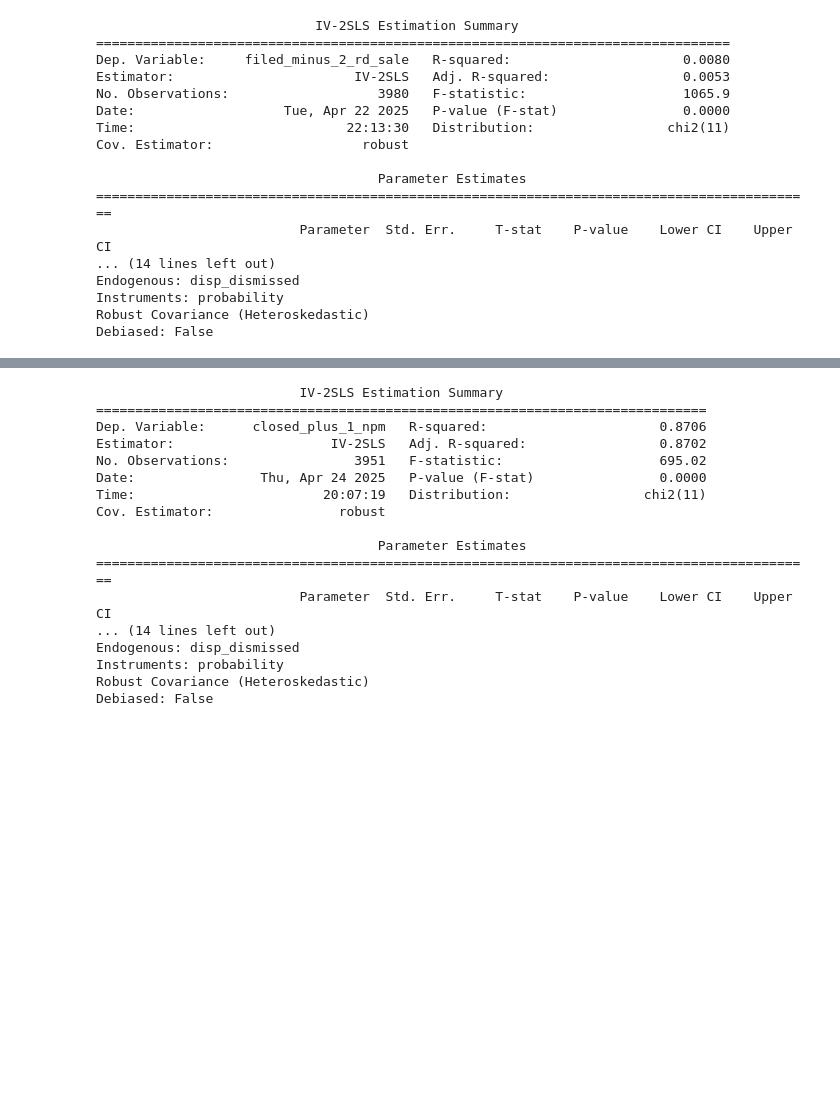
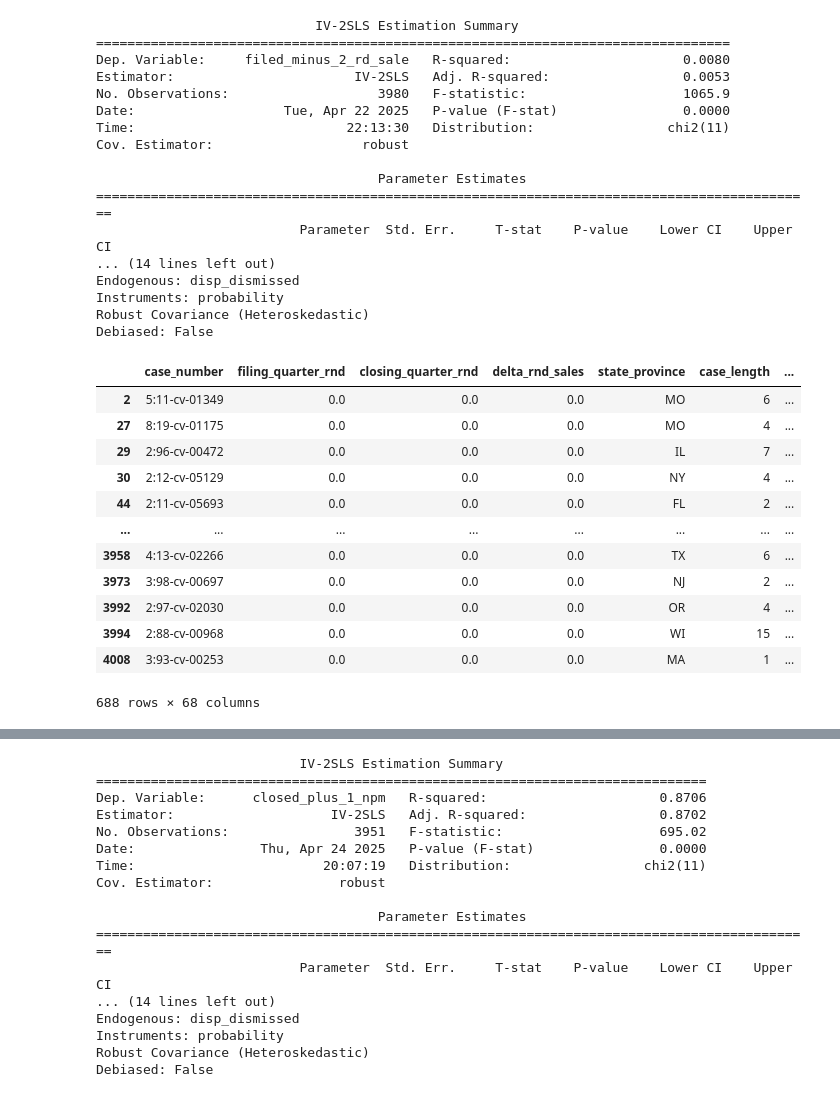
Before and after one commit to Sai0472003/PatentLitigation_Impact, a Jupyter notebook: Causal_Inference.ipynb, the cells around one changed output, grey strips where cells are left out. Drawn from its saved outputs; the diff is of its cells as text; code cells hidden in the pictures; blank space fills up the shorter version.

```diff
--- a/Causal_Inference.ipynb
+++ b/Causal_Inference.ipynb
@@ -963,3 +991,19 @@ Endogenous: disp_dismissed
 Instruments: probability
 Robust Covariance (Heteroskedastic)
 Debiased: False
+# %%
+rnd_iv[rnd_iv['closed_plus_1_rd_sale'] == 0]
+# %% [output]
+|  | case_number | filing_quarter_rnd | closing_quarter_rnd | delta_rnd_sales | state_province | case_length | ... |
+| 2 | 5:11-cv-01349 | 0.0 | 0.0 | 0.0 | MO | 6 | ... |
+| 27 | 8:19-cv-01175 | 0.0 | 0.0 | 0.0 | MO | 4 | ... |
+| 29 | 2:96-cv-00472 | 0.0 | 0.0 | 0.0 | IL | 7 | ... |
+| 30 | 2:12-cv-05129 | 0.0 | 0.0 | 0.0 | NY | 4 | ... |
+| 44 | 2:11-cv-05693 | 0.0 | 0.0 | 0.0 | FL | 2 | ... |
+| ... | ... | ... | ... | ... | ... | ... | ... |
+| 3958 | 4:13-cv-02266 | 0.0 | 0.0 | 0.0 | TX | 6 | ... |
+| 3973 | 3:98-cv-00697 | 0.0 | 0.0 | 0.0 | NJ | 2 | ... |
+| 3992 | 2:97-cv-02030 | 0.0 | 0.0 | 0.0 | OR | 4 | ... |
+| 3994 | 2:88-cv-00968 | 0.0 | 0.0 | 0.0 | WI | 15 | ... |
+| 4008 | 3:93-cv-00253 | 0.0 | 0.0 | 0.0 | MA | 1 | ... |
+688 rows × 68 columns
```
Also changed, not shown: parts of 4 cells of this notebook.
